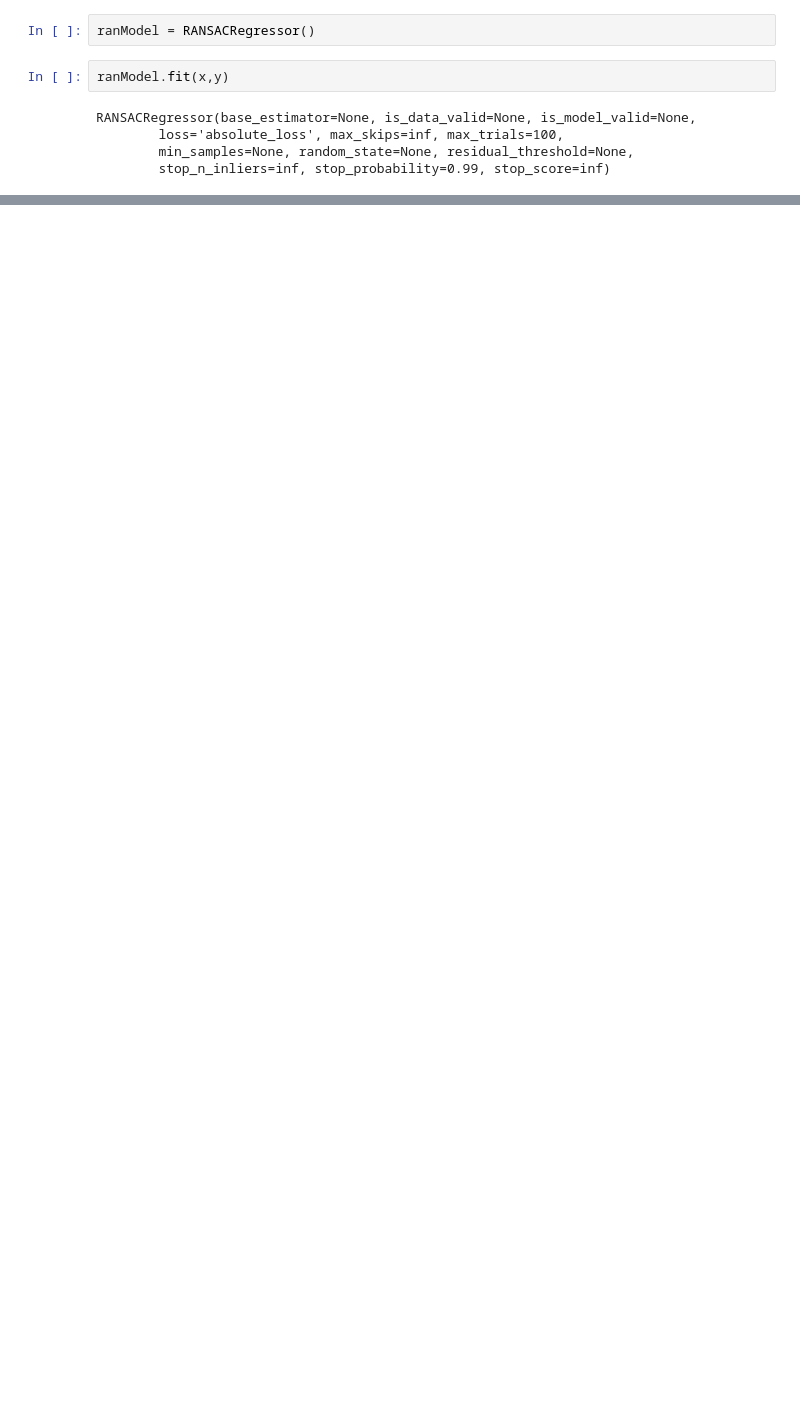
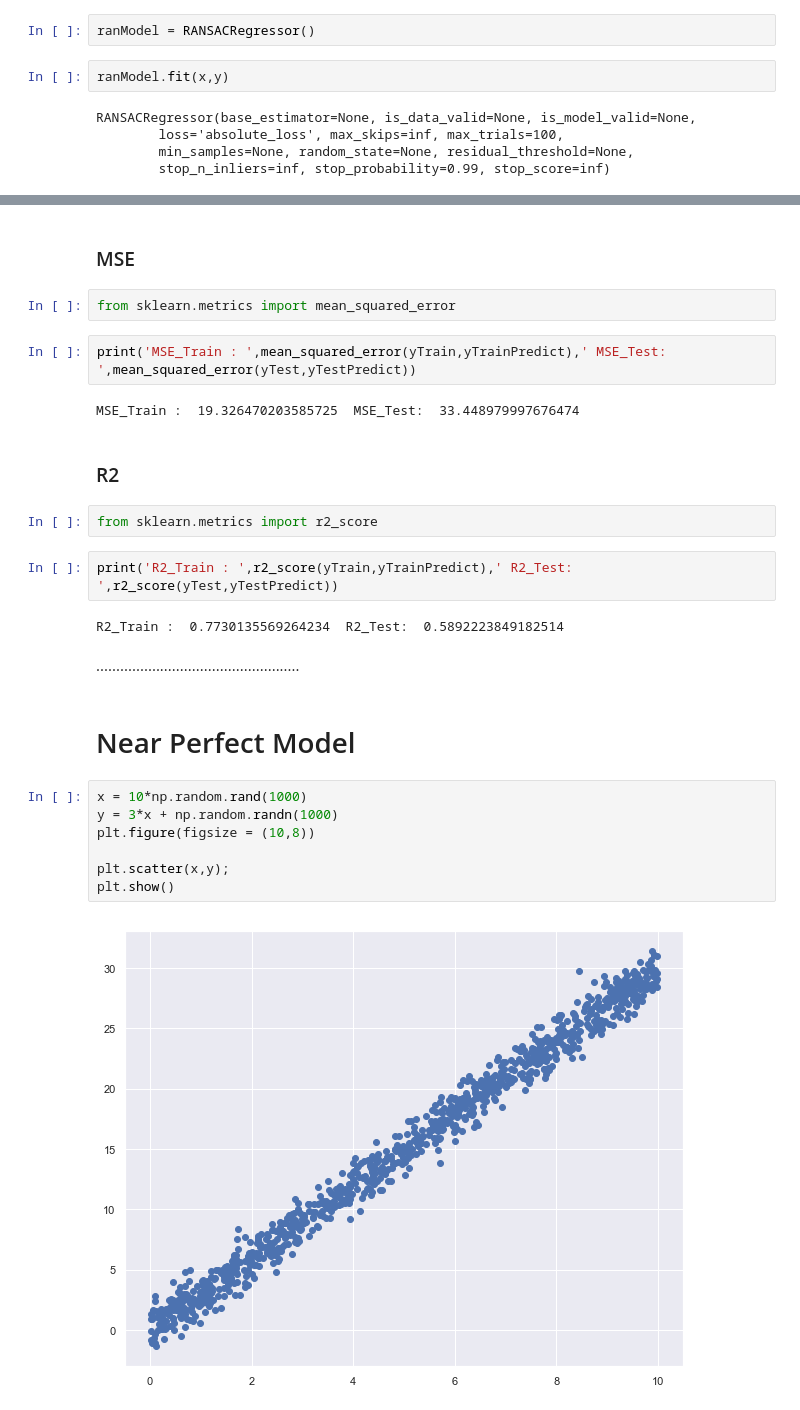
Before and after one commit to 60d-RA-3Eh/helloML, a Jupyter notebook: 03 Regression.ipynb, the cells around one changed output, grey strips where cells are left out. Cells and saved outputs as stored; diff of their text form; blank space fills up the shorter version.

```diff
--- a/03 Regression.ipynb
+++ b/03 Regression.ipynb
@@ -54,0 +107,29 @@ outMask = np.logical_not(inMask)
+# %% [markdown]
+### MSE
+# %%
+from sklearn.metrics import mean_squared_error
+# %%
+print('MSE_Train : ',mean_squared_error(yTrain,yTrainPredict),' MSE_Test: ',mean_squared_error(yTest,yTestPredict))
+# %% [output]
+MSE_Train :  19.326470203585725  MSE_Test:  33.448979997676474
+# %% [markdown]
+### R2
+# %%
+from sklearn.metrics import r2_score
+# %%
+print('R2_Train : ',r2_score(yTrain,yTrainPredict),' R2_Test: ',r2_score(yTest,yTestPredict))
+# %% [output]
+R2_Train :  0.7730135569264234  R2_Test:  0.5892223849182514
+# %% [markdown]
+...................................................
+# %% [markdown]
+# Near Perfect Model
+# %%
+x = 10*np.random.rand(1000)
+y = 3*x + np.random.randn(1000)
+plt.figure(figsize = (10,8))
+
+plt.scatter(x,y);
+plt.show()
+# %% [output]
+[figure, added]
```
Also changed, not shown: parts of 52 cells of this notebook.
